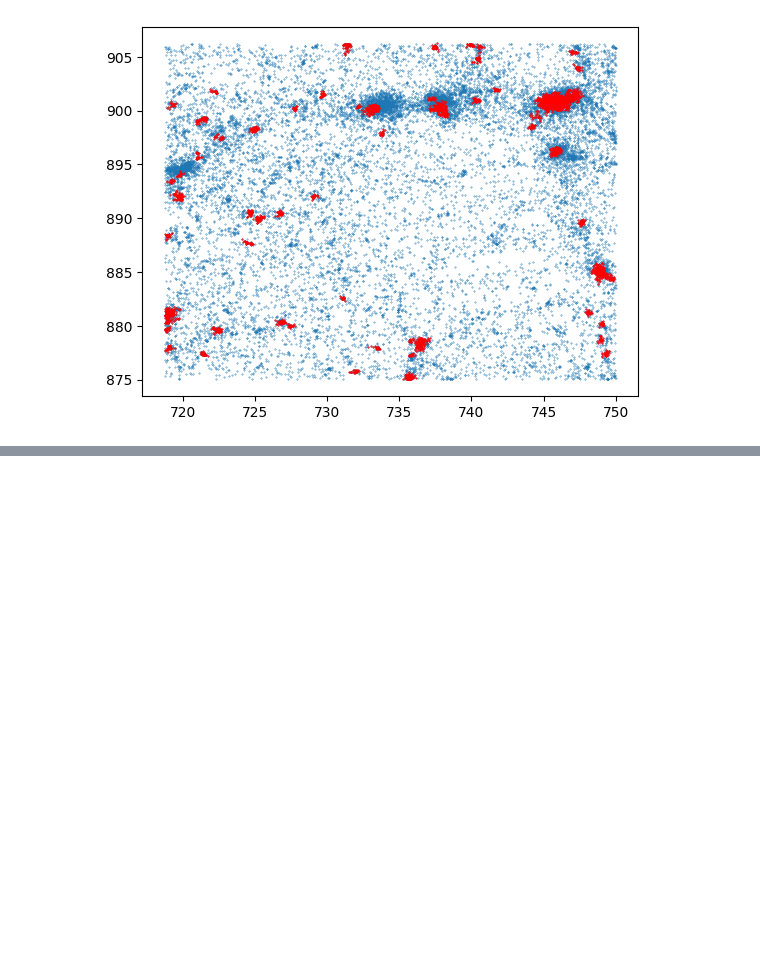
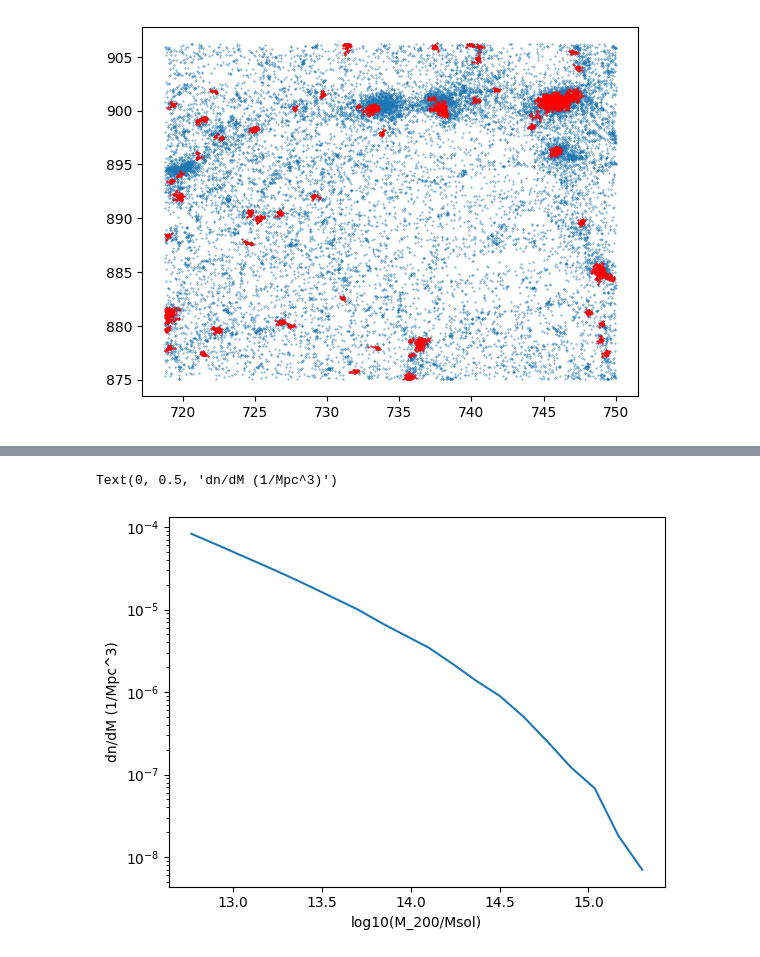
Before and after one commit to wullm/SimulationAnalysisTutorial, a Jupyter notebook: notebooks/1_structure_and_halos.ipynb, the cells around one changed output, grey strips where cells are left out. Saved outputs shown, nothing was run; the diff lists cells and outputs as text; code cells hidden in the pictures; blank space fills up the shorter version.

```diff
--- a/notebooks/1_structure_and_halos.ipynb
+++ b/notebooks/1_structure_and_halos.ipynb
@@ -189,9 +192,15 @@ import astropy.units as u
 from astropy.cosmology import Planck18 as cosmo
 from scipy.spatial import cKDTree
 # %%
+# Open the snapshot
+f = h5py.File(snapshot_name, mode="r")
+
 # Extract the DM particle count and box length from the hdf5 headers
 Numpart_DM = f["Header"].attrs["NumPart_Total"][1]
 BoxSize = f["Header"].attrs["BoxSize"][0]
+
+# Close the snapshot
+f.close()
 
 # Calculate the linking length
 xbar = BoxSize / Numpart_DM**(1./3)
@@ -319,0 +330,19 @@ Text(0, 0.5, 'dn/dM (1/Mpc^3)')
+# %%
+# Load the SOAP catalogue
+catname = "/snap8/scratch/do020/dc-elbe1/summer_school/FLAMINGO/L1000N0900/DMO_FIDUCIAL/SOAP-HBT/halo_properties_0077.hdf5"
+f = h5py.File(catname, mode="r")
+
+# Load spherical overdensity masses
+M200 = f["SO/200_crit/TotalMass"][:] * 1e10
+
+# Plot the new halo mass function
+h, b = np.histogram(np.log10(M200[M200>5e12]), bins=20)
+bmid = 0.5 * (b[1:] + b[:-1])
+sim_vol = BoxSize**3
+
+plt.semilogy(bmid, h/sim_vol)
+plt.xlabel("log10(M_200/Msol)")
+plt.ylabel("dn/dM (1/Mpc^3)")
+# %% [output]
+Text(0, 0.5, 'dn/dM (1/Mpc^3)')
+[figure, added]
```
Also changed, not shown: parts of 20 cells of this notebook.
